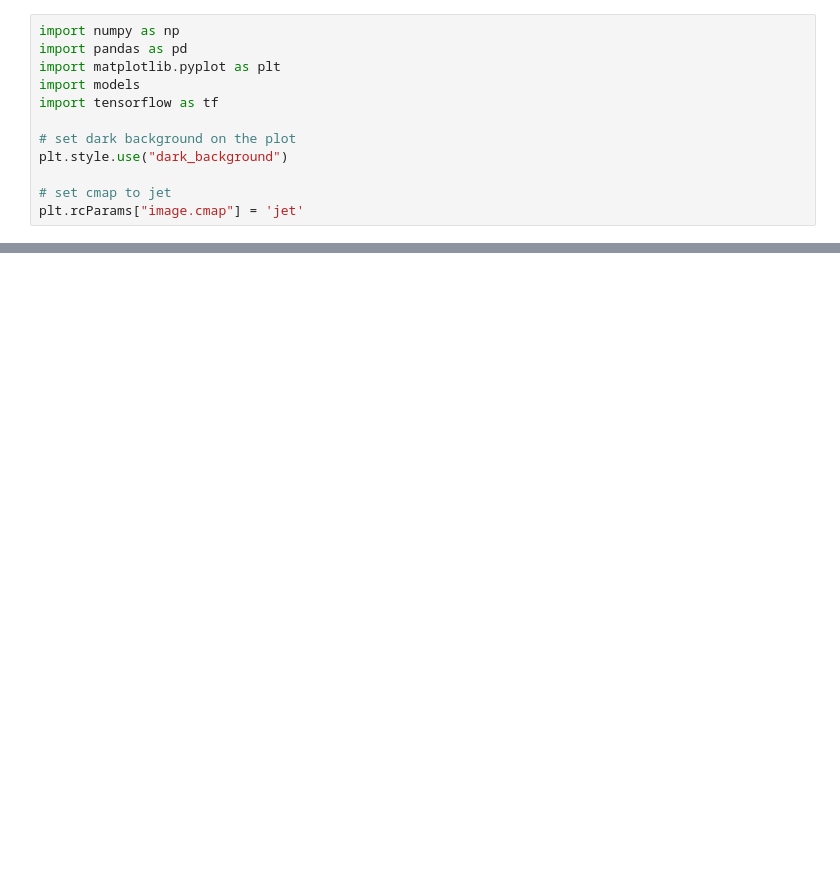
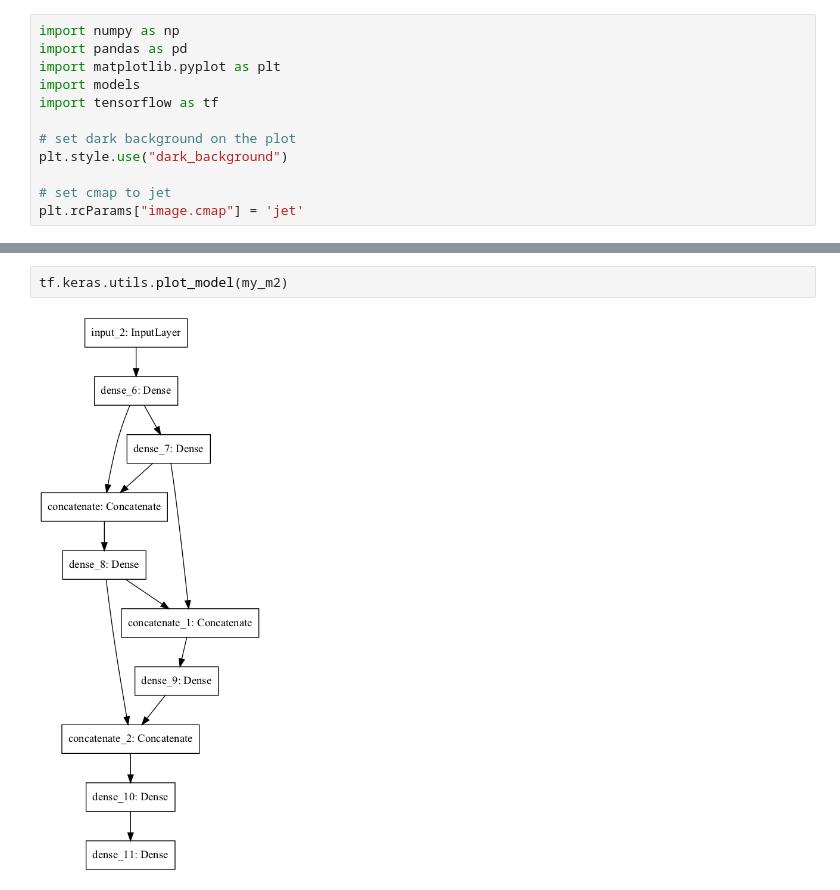
Before and after one commit to Chaudry24/kaust22, a Jupyter notebook: plotting.ipynb, the cells around one changed output, grey strips where cells are left out. Cells and saved outputs as stored; diff of their text form; blank space fills up the shorter version.

Commit message:
added plots

```diff
--- a/plotting.ipynb
+++ b/plotting.ipynb
@@ -20,3 +22,7 @@ JSONDecodeError: Expecting value: line 1 column 1 (char 0)
+# %%
+tf.keras.utils.plot_model(my_m2)
+# %% [output]
+[figure, added]
 # %%
 # ------------- DATA 1 ------------- #
 
```
Also changed, not shown: parts of 3 cells of this notebook.
